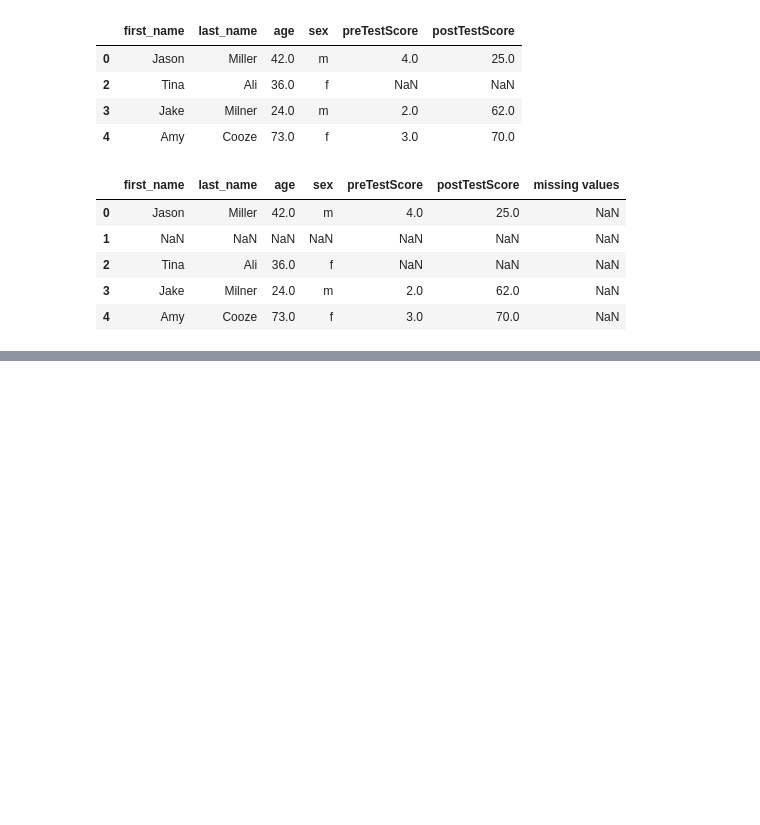
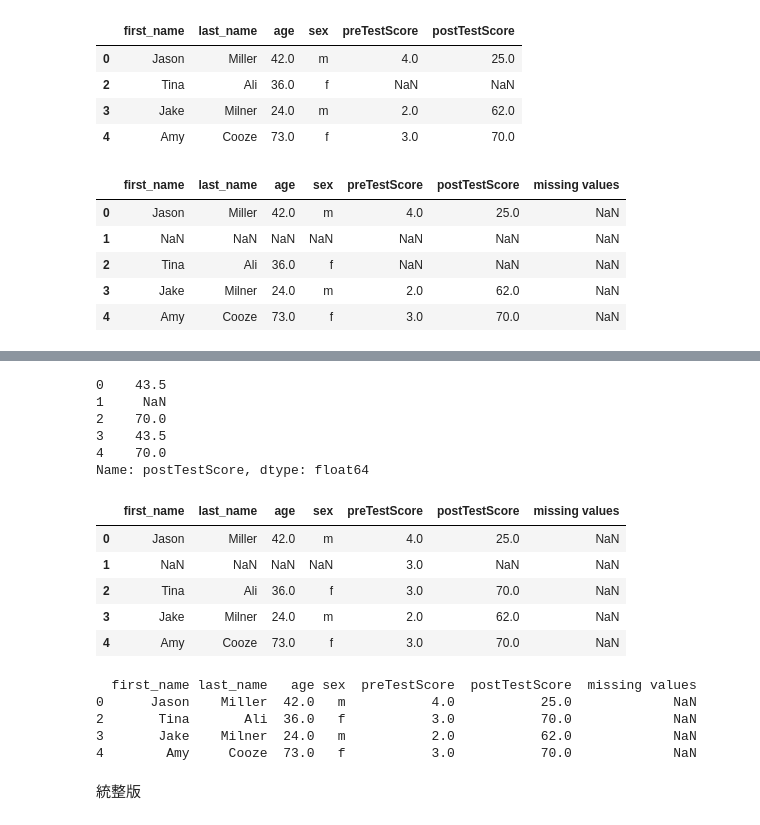
Before and after one commit to nyan-tech-learn-more/ML-one-to-two-DataScience, a Jupyter notebook: Task4_HW.ipynb, the cells around one changed output, grey strips where cells are left out. Saved outputs shown, nothing was run; the diff lists cells and outputs as text; code cells hidden in the pictures; blank space fills up the shorter version.

```diff
--- a/Task4_HW.ipynb
+++ b/Task4_HW.ipynb
@@ -129,0 +163,44 @@ df
+# %%
+## 用每個性別 postTestScore 的平均值填補缺失的 postTestScore 資料
+# 使用 groupby 計算每個性別的 postTestScore 平均值
+grouped = df.groupby('sex')['postTestScore'].transform('mean')
+#transform 當需要將原始資料和計算後的資料作運算，可以使用轉換(transform)。ex: 將每個team的元素和總和做計算。
+print(grouped)
+# 將缺失值填補為每個性別的平均值(上一部計算的)
+df['postTestScore'] = df['postTestScore'].fillna(grouped)
+df
+#Tina的NaN被填補成70
+# %% [output]
+0    43.5
+1     NaN
+2    70.0
+3    43.5
+4    70.0
+Name: postTestScore, dtype: float64
+|  | first_name | last_name | age | sex | preTestScore | postTestScore | missing values |
+| 0 | Jason | Miller | 42.0 | m | 4.0 | 25.0 | NaN |
+| 1 | NaN | NaN | NaN | NaN | 3.0 | NaN | NaN |
+| 2 | Tina | Ali | 36.0 | f | 3.0 | 70.0 | NaN |
+| 3 | Jake | Milner | 24.0 | m | 2.0 | 62.0 | NaN |
+| 4 | Amy | Cooze | 73.0 | f | 3.0 | 70.0 | NaN |
+# %%
+## 選擇某些列但忽略缺失資料點
+
+#刪除含有 Missing Value 的觀測值（列） = 忽略缺失的數值
+#clean_df = df.dropna() -> 但這樣會有錯，因為missing values有資料
+
+clean_df = df.dropna(subset = ['first_name','last_name','age',	'sex',	'preTestScore','postTestScore']	) #用subset參數選擇col，dropna去除有缺失值的row
+print(clean_df)
+
+# df.dropna(subset=['first_name', 'last_name', 'age', 'sex', 'preTestScore', 'postTestScore'])：這部分使用了 DataFrame 的 dropna 方法，該方法可以刪除含有缺失值的列。
+# subset 參數指定了要檢查缺失值的欄位，這裡指定了 'first_name', 'last_name', 'age', 'sex', 'preTestScore', 'postTestScore' 這幾個欄位。
+# 因此，這個方法會返回一個新的 DataFrame，其中不含有 'first_name', 'last_name', 'age', 'sex', 'preTestScore', 'postTestScore' 中任何一個欄位有缺失值的那些列。
+# clean_df = ：將結果賦值給 clean_df，這樣 clean_df 就是我們想要的結果，即不含有缺失值的那些列，但 'missing values' 欄位可以含有缺失值。
+# %% [output]
+  first_name last_name   age sex  preTestScore  postTestScore  missing values
+0      Jason    Miller  42.0   m           4.0           25.0             NaN
+2       Tina       Ali  36.0   f           3.0           70.0             NaN
+3       Jake    Milner  24.0   m           2.0           62.0             NaN
+4        Amy     Cooze  73.0   f           3.0           70.0             NaN
+# %% [markdown]
+統整版
```
Also changed, not shown: parts of 3 cells of this notebook.
